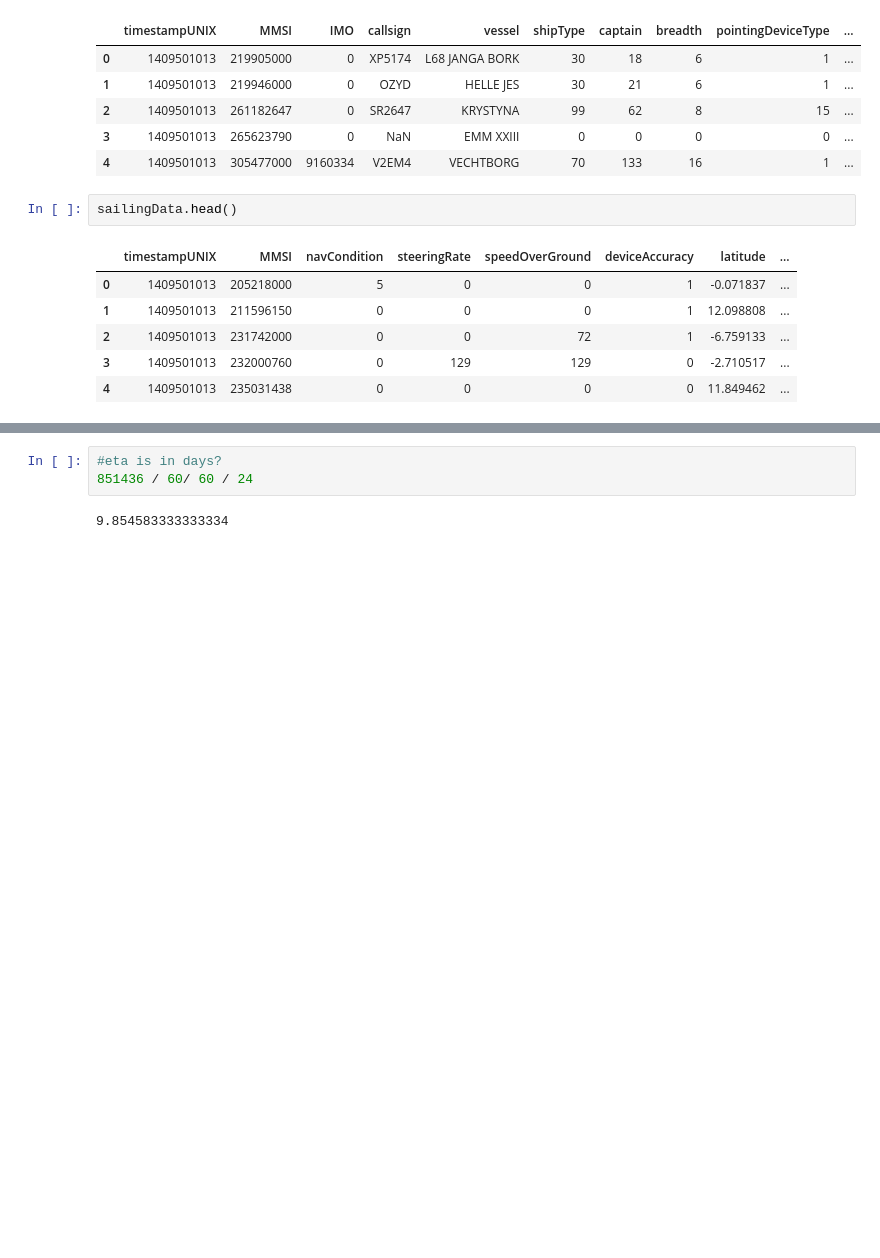
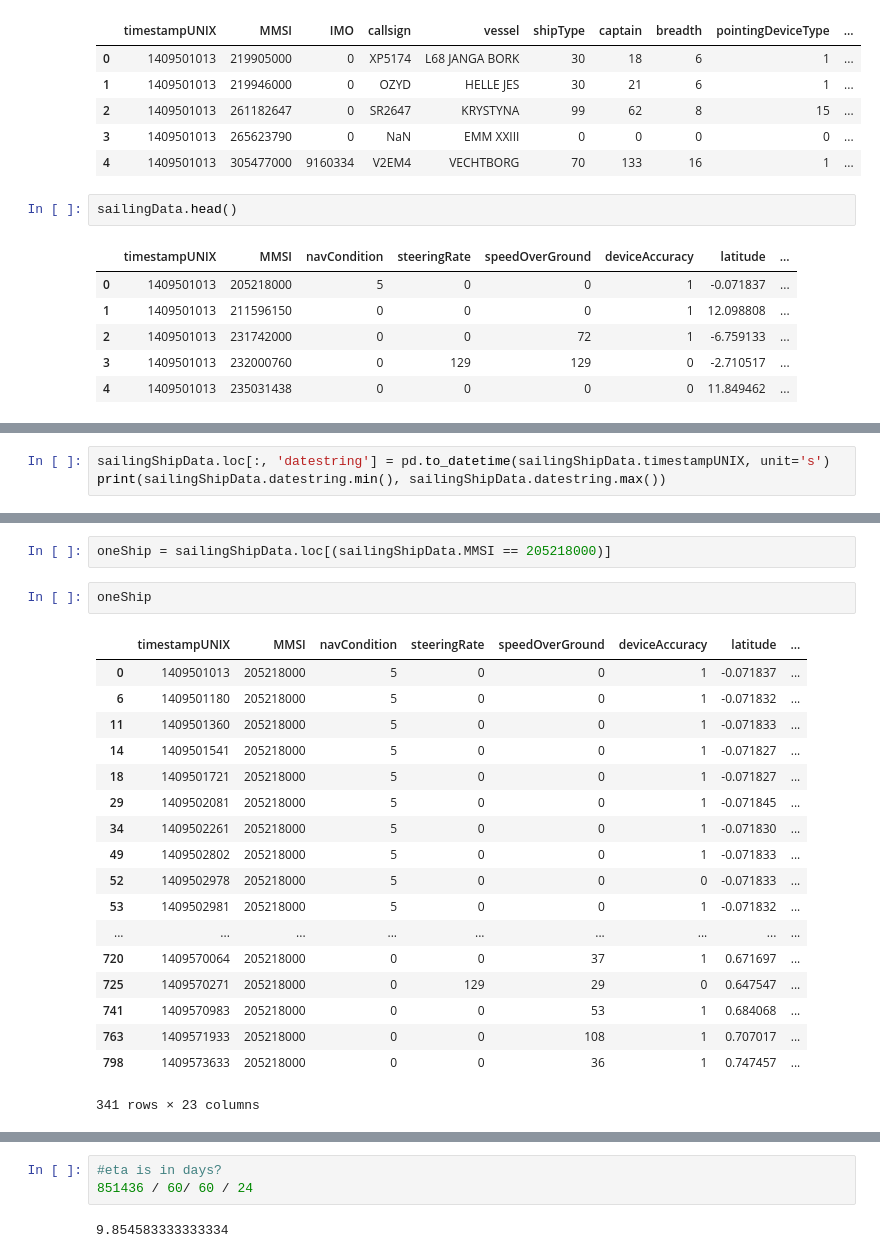
Before and after one commit to uwong/python, a Jupyter notebook: notebooks/ships/ship data exploration.ipynb, the cells around one changed output, grey strips where cells are left out. Drawn from its saved outputs; the diff is of its cells as text; blank space fills up the shorter version.

```diff
--- a/notebooks/ships/ship data exploration.ipynb
+++ b/notebooks/ships/ship data exploration.ipynb
@@ -89,0 +191,3 @@ sailingShipData.head()
+# %%
+sailingShipData.loc[:, 'datestring'] = pd.to_datetime(sailingShipData.timestampUNIX, unit='s')
+print(sailingShipData.datestring.min(), sailingShipData.datestring.max())
@@ -89,0 +196,23 @@ sailingShipData.head()
+# %%
+oneShip = sailingShipData.loc[(sailingShipData.MMSI == 205218000)]
+# %%
+oneShip
+# %% [output]
+|  | timestampUNIX | MMSI | navCondition | steeringRate | speedOverGround | deviceAccuracy | latitude | ... |
+| 0 | 1409501013 | 205218000 | 5 | 0 | 0 | 1 | -0.071837 | ... |
+| 6 | 1409501180 | 205218000 | 5 | 0 | 0 | 1 | -0.071832 | ... |
+| 11 | 1409501360 | 205218000 | 5 | 0 | 0 | 1 | -0.071833 | ... |
+| 14 | 1409501541 | 205218000 | 5 | 0 | 0 | 1 | -0.071827 | ... |
+| 18 | 1409501721 | 205218000 | 5 | 0 | 0 | 1 | -0.071827 | ... |
+| 29 | 1409502081 | 205218000 | 5 | 0 | 0 | 1 | -0.071845 | ... |
+| 34 | 1409502261 | 205218000 | 5 | 0 | 0 | 1 | -0.071830 | ... |
+| 49 | 1409502802 | 205218000 | 5 | 0 | 0 | 1 | -0.071833 | ... |
+| 52 | 1409502978 | 205218000 | 5 | 0 | 0 | 0 | -0.071833 | ... |
+| 53 | 1409502981 | 205218000 | 5 | 0 | 0 | 1 | -0.071832 | ... |
+| ... | ... | ... | ... | ... | ... | ... | ... | ... |
+| 720 | 1409570064 | 205218000 | 0 | 0 | 37 | 1 | 0.671697 | ... |
+| 725 | 1409570271 | 205218000 | 0 | 129 | 29 | 0 | 0.647547 | ... |
+| 741 | 1409570983 | 205218000 | 0 | 0 | 53 | 1 | 0.684068 | ... |
+| 763 | 1409571933 | 205218000 | 0 | 0 | 108 | 1 | 0.707017 | ... |
+| 798 | 1409573633 | 205218000 | 0 | 0 | 36 | 1 | 0.747457 | ... |
+341 rows × 23 columns
```
Also changed, not shown: parts of 22 cells of this notebook.
